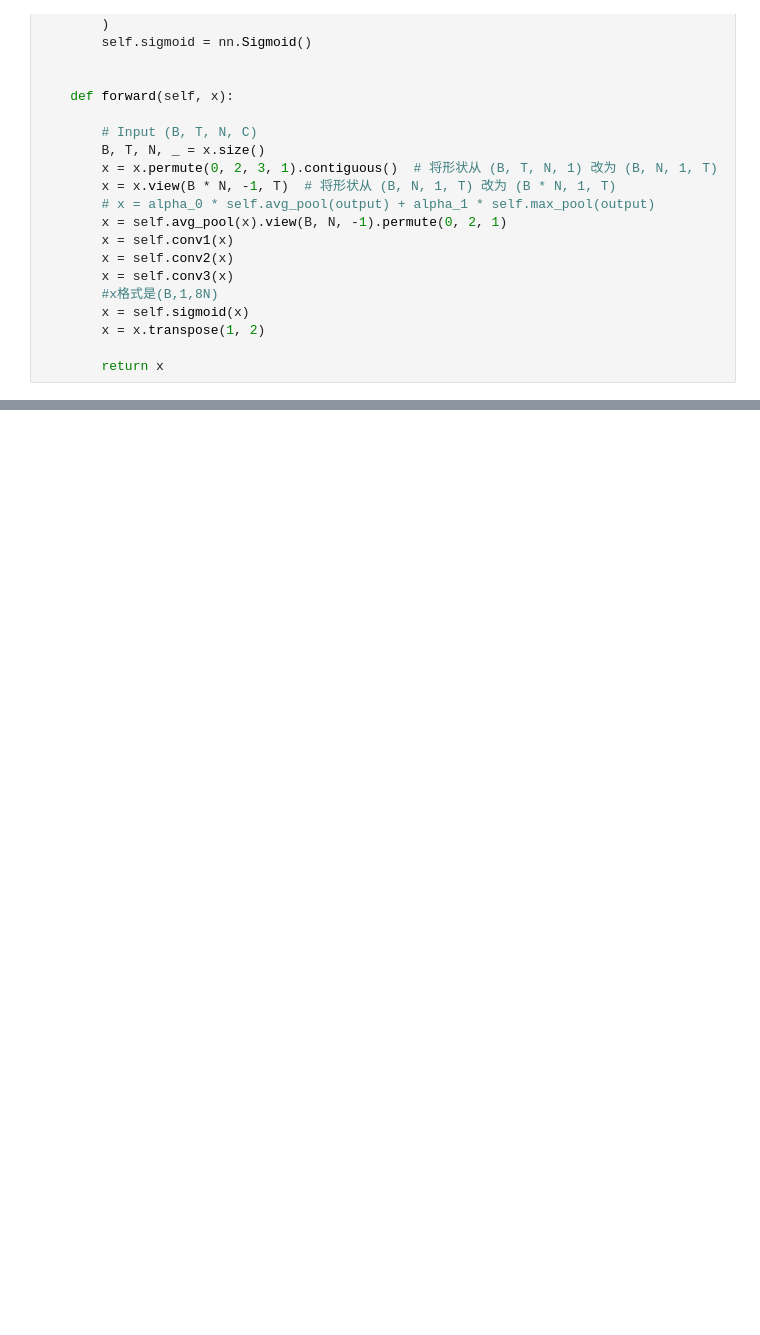
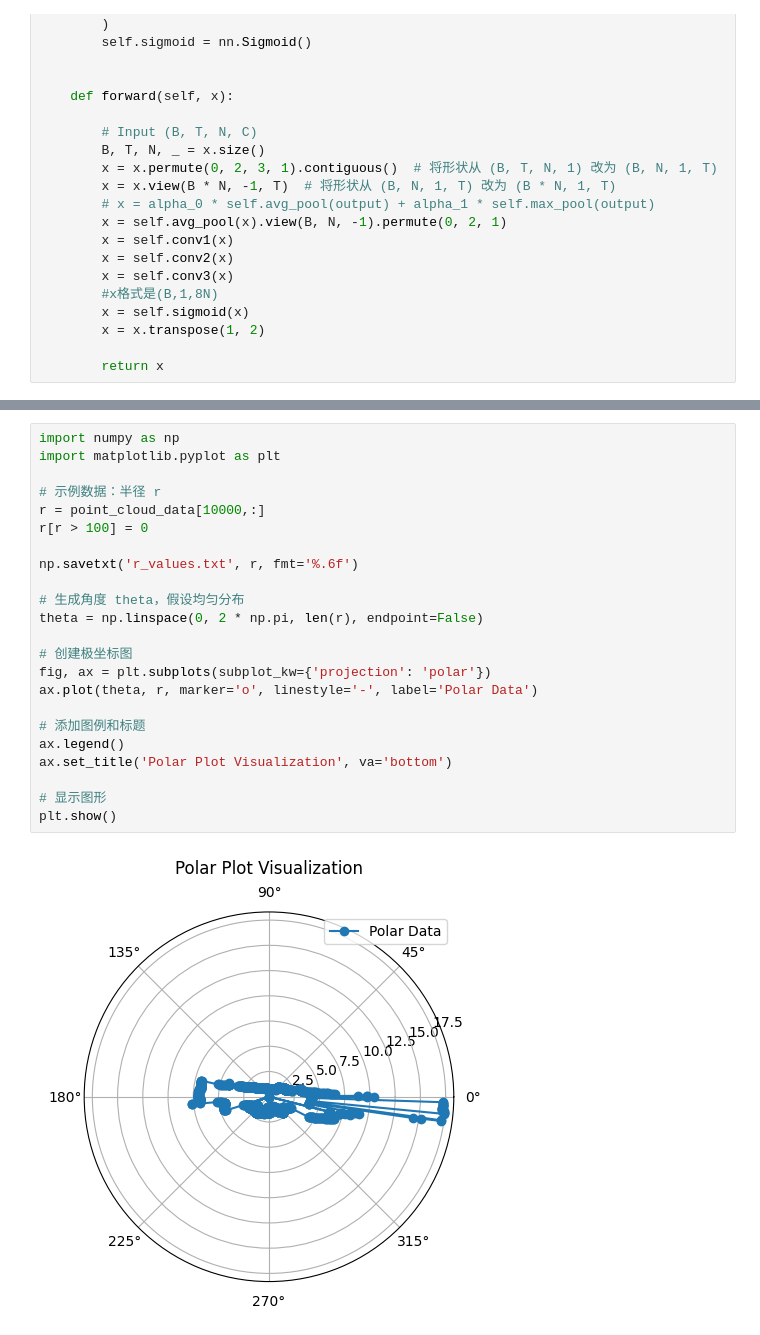
Before and after one commit to YukiaCUI/LSW-NET, a Jupyter notebook: src/point_cloud_processing/src/LSWNet/visualization.ipynb, the cells around one changed output, grey strips where cells are left out. Saved outputs shown, nothing was run; the diff lists cells and outputs as text; blank space fills up the shorter version.

```diff
--- a/src/point_cloud_processing/src/LSWNet/visualization.ipynb
+++ b/src/point_cloud_processing/src/LSWNet/visualization.ipynb
@@ -142 +266,26 @@ class LSWNet(nn.Module):
+# %%
+import numpy as np
+import matplotlib.pyplot as plt
+
+# 示例数据：半径 r
+r = point_cloud_data[10000,:]
+r[r > 100] = 0
+
+np.savetxt('r_values.txt', r, fmt='%.6f')
+
+# 生成角度 theta，假设均匀分布
+theta = np.linspace(0, 2 * np.pi, len(r), endpoint=False)
+
+# 创建极坐标图
+fig, ax = plt.subplots(subplot_kw={'projection': 'polar'})
+ax.plot(theta, r, marker='o', linestyle='-', label='Polar Data')
+
+# 添加图例和标题
+ax.legend()
+ax.set_title('Polar Plot Visualization', va='bottom')
+
+# 显示图形
+plt.show()
+# %% [output]
+[figure, added]
 # %%
```
Also changed, not shown: parts of 10 cells of this notebook, 4 other files.
